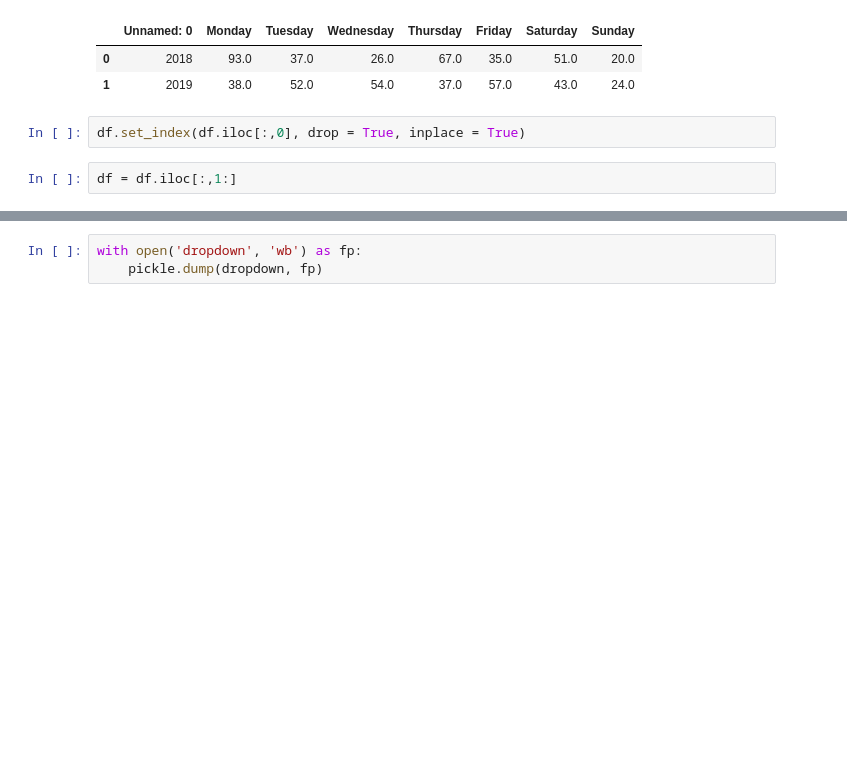
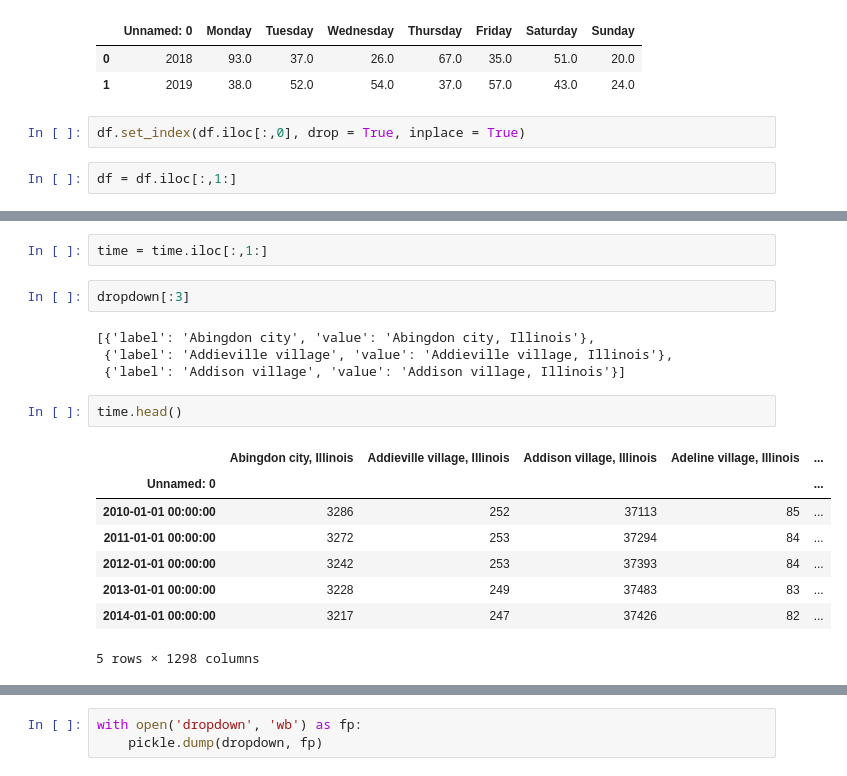
Before and after one commit to agorina91/dash-tutorial, a Jupyter notebook: Untitled.ipynb, the cells around one changed output, grey strips where cells are left out. Drawn from its saved outputs; the diff is of its cells as text; blank space fills up the shorter version.

```diff
--- a/Untitled.ipynb
+++ b/Untitled.ipynb
@@ -34,0 +51,19 @@ fig.show()
+# %%
+time = time.iloc[:,1:]
+# %%
+dropdown[:3]
+# %% [output]
+[{'label': 'Abingdon city', 'value': 'Abingdon city, Illinois'},
+ {'label': 'Addieville village', 'value': 'Addieville village, Illinois'},
+ {'label': 'Addison village', 'value': 'Addison village, Illinois'}]
+# %%
+time.head()
+# %% [output]
+|  | Abingdon city, Illinois | Addieville village, Illinois | Addison village, Illinois | Adeline village, Illinois | ... |
+| Unnamed: 0 |  |  |  |  | ... |
+| 2010-01-01 00:00:00 | 3286 | 252 | 37113 | 85 | ... |
+| 2011-01-01 00:00:00 | 3272 | 253 | 37294 | 84 | ... |
+| 2012-01-01 00:00:00 | 3242 | 253 | 37393 | 84 | ... |
+| 2013-01-01 00:00:00 | 3228 | 249 | 37483 | 83 | ... |
+| 2014-01-01 00:00:00 | 3217 | 247 | 37426 | 82 | ... |
+5 rows × 1298 columns
```
Also changed, not shown: parts of 17 cells of this notebook, 8 other files.
